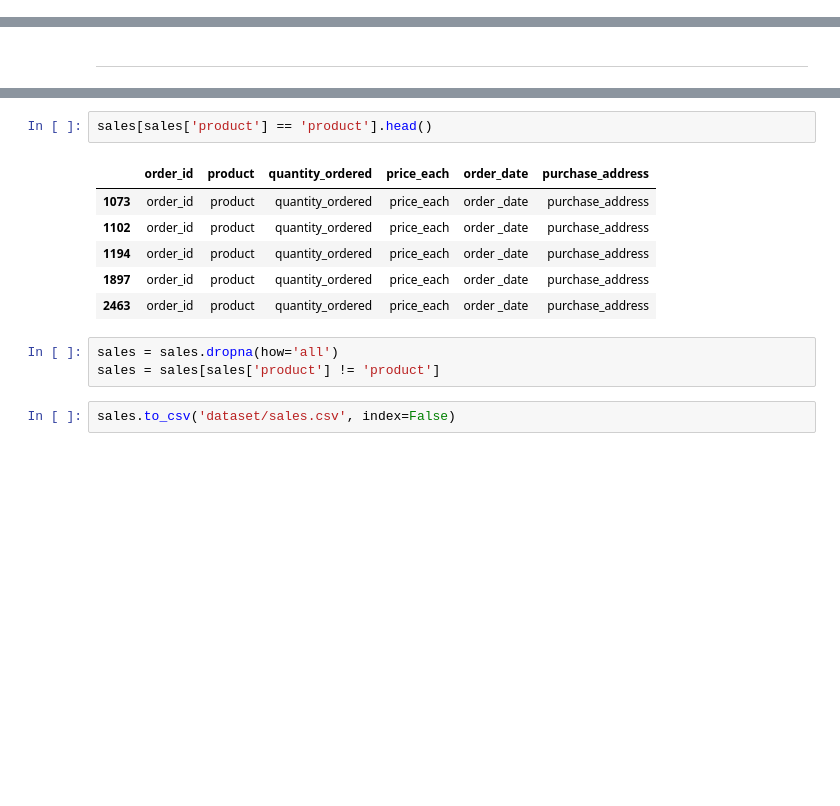
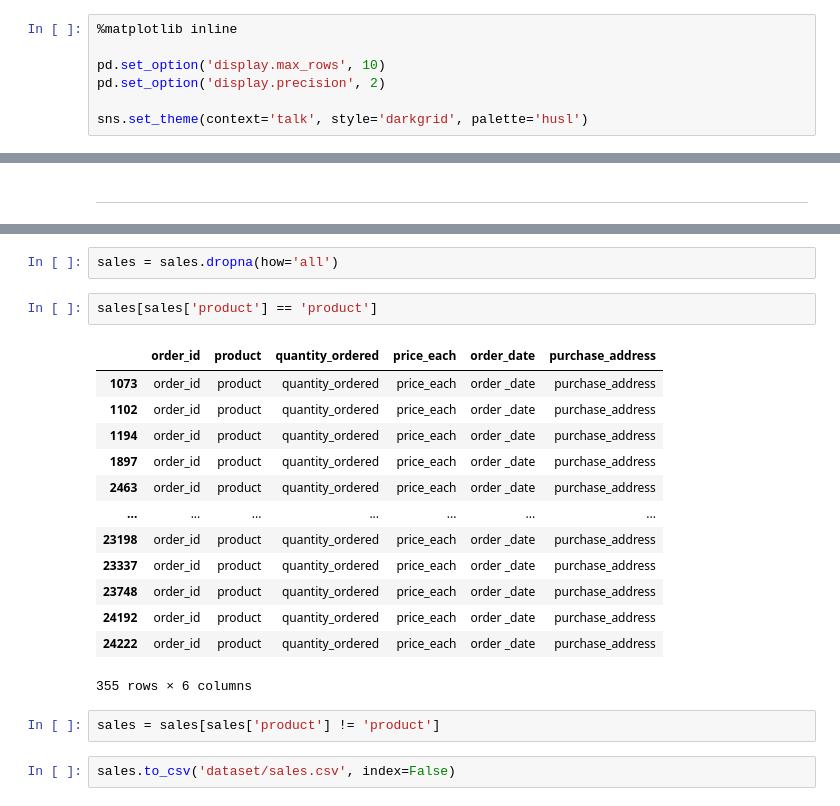
Before and after one commit to agenorgoncalvesneto/data-analysis-projects, a Jupyter notebook: sales-analysis/data-analysis.ipynb, the cells around one changed output, grey strips where cells are left out. Drawn from its saved outputs; the diff is of its cells as text; blank space fills up the shorter version.

```diff
--- a/sales-analysis/data-analysis.ipynb
+++ b/sales-analysis/data-analysis.ipynb
@@ -14,3 +13,10 @@ import pandas as pd
+# %%
+%matplotlib inline
+
+pd.set_option('display.max_rows', 10)
+pd.set_option('display.precision', 2)
+
+sns.set_theme(context='talk', style='darkgrid', palette='husl')
 # %% [markdown]
 ---
 # %% [markdown]
@@ -57,14 +77,22 @@ sales[sales.isnull().any(axis=1)].head()
+# %%
+sales = sales.dropna(how='all')
 # %%
-sales[sales['product'] == 'product'].head()
+sales[sales['product'] == 'product']
 # %% [output]
 |  | order_id | product | quantity_ordered | price_each | order_date | purchase_address |
 | 1073 | order_id | product | quantity_ordered | price_each | order _date | purchase_address |
 | 1102 | order_id | product | quantity_ordered | price_each | order _date | purchase_address |
 | 1194 | order_id | product | quantity_ordered | price_each | order _date | purchase_address |
 | 1897 | order_id | product | quantity_ordered | price_each | order _date | purchase_address |
 | 2463 | order_id | product | quantity_ordered | price_each | order _date | purchase_address |
+| ... | ... | ... | ... | ... | ... | ... |
+| 23198 | order_id | product | quantity_ordered | price_each | order _date | purchase_address |
+| 23337 | order_id | product | quantity_ordered | price_each | order _date | purchase_address |
+| 23748 | order_id | product | quantity_ordered | price_each | order _date | purchase_address |
+| 24192 | order_id | product | quantity_ordered | price_each | order _date | purchase_address |
+| 24222 | order_id | product | quantity_ordered | price_each | order _date | purchase_address |
+355 rows × 6 columns
 # %%
-sales = sales.dropna(how='all')
 sales = sales[sales['product'] != 'product']
 # %%
 sales.to_csv('dataset/sales.csv', index=False)
```
Also changed, not shown: parts of 52 cells of this notebook.
